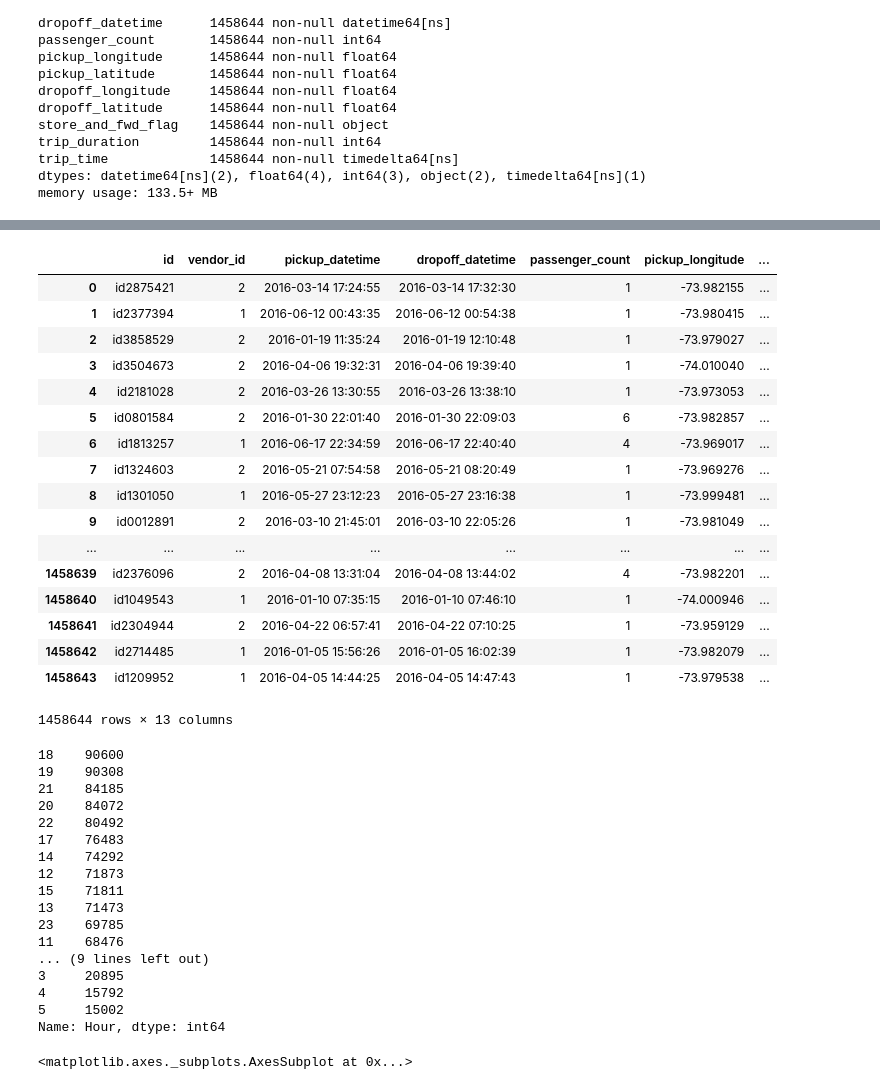
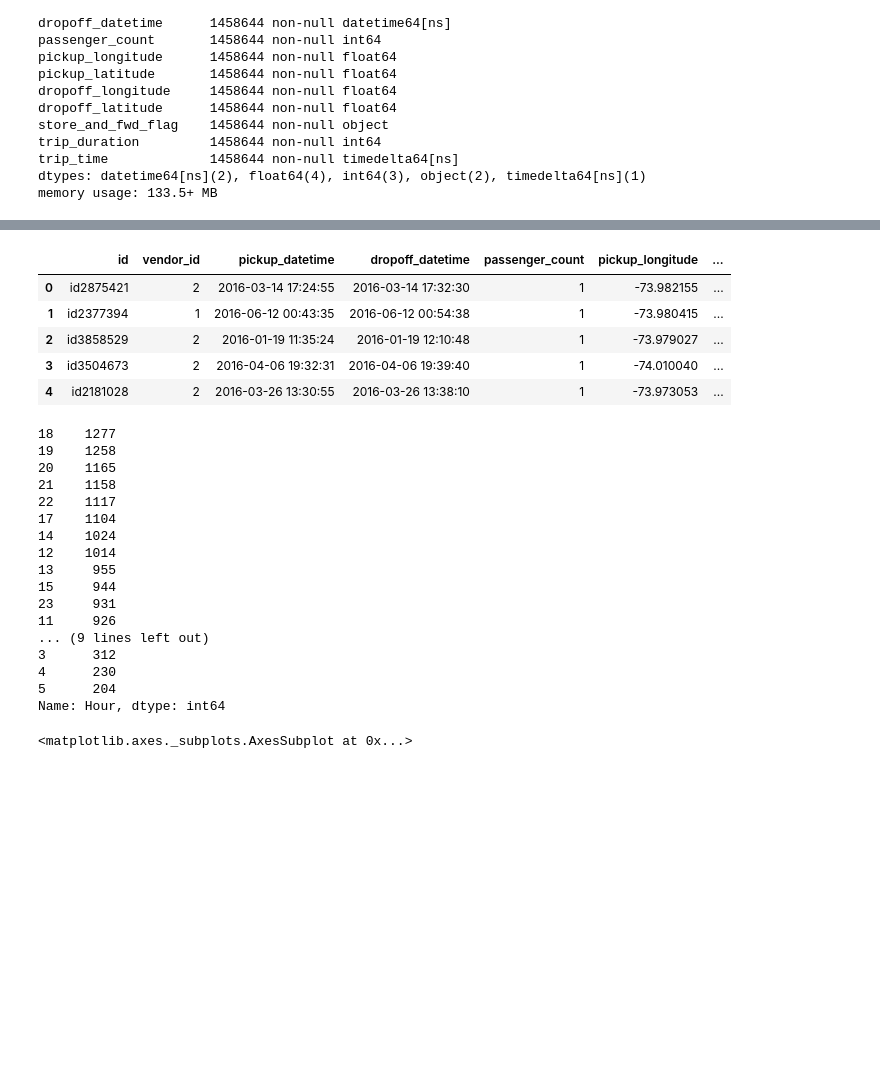
Before and after one commit to DenASafonov/Netology_home, a Jupyter notebook: 1. Введение в data science и инструменты/1.2. Мастер-класс визуализации данных на Python/Untitled1.ipynb, the cells around one changed output, grey strips where cells are left out. Saved outputs shown, nothing was run; the diff lists cells and outputs as text; code cells hidden in the pictures; blank space fills up the shorter version.

```diff
--- a/1. Введение в data science и инструменты/1.2. Мастер-класс визуализации данных на Python/Untitled1.ipynb
+++ b/1. Введение в data science и инструменты/1.2. Мастер-класс визуализации данных на Python/Untitled1.ipynb
@@ -23,5 +23,5 @@ Wall time: 7.16 s
 # %%
-path3 = r'C:\Users\Safonov\Downloads\11AA\Source\1.3\NYC' + '//'
+path3 = r'C:\Users\DenAS\Downloads\11AA\Source\1.3\NYC' + '//'
 FName3 = 'train.csv'
 full_patch3 = path3 + FName3
 full_patch3
@@ -84,0 +64,3 @@ df
+# %%
+df = df[:20000]
+df.info()
@@ -135,43 +135,31 @@ Wall time: 2min 27s
 # %%
-df
+df.head()
 # %% [output]
 |  | id | vendor_id | pickup_datetime | dropoff_datetime | passenger_count | pickup_longitude | ... |
 | 0 | id2875421 | 2 | 2016-03-14 17:24:55 | 2016-03-14 17:32:30 | 1 | -73.982155 | ... |
 | 1 | id2377394 | 1 | 2016-06-12 00:43:35 | 2016-06-12 00:54:38 | 1 | -73.980415 | ... |
 | 2 | id3858529 | 2 | 2016-01-19 11:35:24 | 2016-01-19 12:10:48 | 1 | -73.979027 | ... |
 | 3 | id3504673 | 2 | 2016-04-06 19:32:31 | 2016-04-06 19:39:40 | 1 | -74.010040 | ... |
 | 4 | id2181028 | 2 | 2016-03-26 13:30:55 | 2016-03-26 13:38:10 | 1 | -73.973053 | ... |
-| 5 | id0801584 | 2 | 2016-01-30 22:01:40 | 2016-01-30 22:09:03 | 6 | -73.982857 | ... |
-| 6 | id1813257 | 1 | 2016-06-17 22:34:59 | 2016-06-17 22:40:40 | 4 | -73.969017 | ... |
-| 7 | id1324603 | 2 | 2016-05-21 07:54:58 | 2016-05-21 08:20:49 | 1 | -73.969276 | ... |
-| 8 | id1301050 | 1 | 2016-05-27 23:12:23 | 2016-05-27 23:16:38 | 1 | -73.999481 | ... |
-| 9 | id0012891 | 2 | 2016-03-10 21:45:01 | 2016-03-10 22:05:26 | 1 | -73.981049 | ... |
-| ... | ... | ... | ... | ... | ... | ... | ... |
-| 1458639 | id2376096 | 2 | 2016-04-08 13:31:04 | 2016-04-08 13:44:02 | 4 | -73.982201 | ... |
-| 1458640 | id1049543 | 1 | 2016-01-10 07:35:15 | 2016-01-10 07:46:10 | 1 | -74.000946 | ... |
-| 1458641 | id2304944 | 2 | 2016-04-22 06:57:41 | 2016-04-22 07:10:25 | 1 | -73.959129 | ... |
-| 1458642 | id2714485 | 1 | 2016-01-05 15:56:26 | 2016-01-05 16:02:39 | 1 | -73.982079 | ... |
-| 1458643 | id1209952 | 1 | 2016-04-05 14:44:25 | 2016-04-05 14:47:43 | 1 | -73.979538 | ... |
-1458644 rows × 13 columns
 # %%
 df.Hour.value_counts()
 # %% [output]
-18    90600
-19    90308
-21    84185
-20    84072
-22    80492
-17    76483
-14    74292
-12    71873
-15    71811
-13    71473
-23    69785
-11    68476
+18    1277
+19    1258
+20    1165
+21    1158
+22    1117
+17    1104
+14    1024
+12    1014
+13     955
+15     944
+23     931
+11     926
 ... (9 lines left out)
-3     20895
-4     15792
-5     15002
+3      312
+4      230
+5      204
 Name: Hour, dtype: int64
 # %%
 df.groupby( 'Hour' ).count()['passenger_count'].plot()
```
Also changed, not shown: parts of 17 cells of this notebook, 2 other files.
